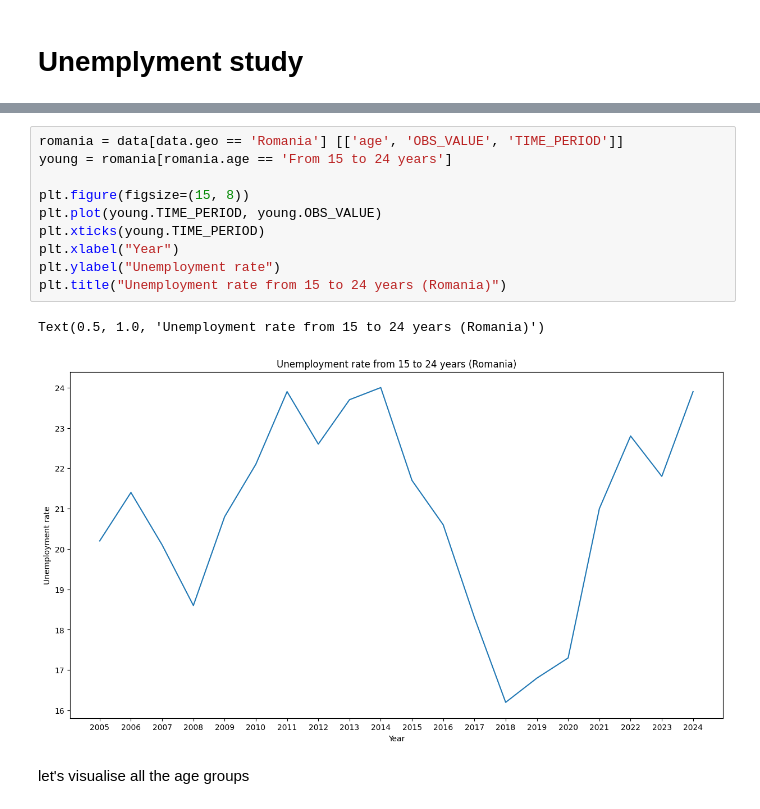
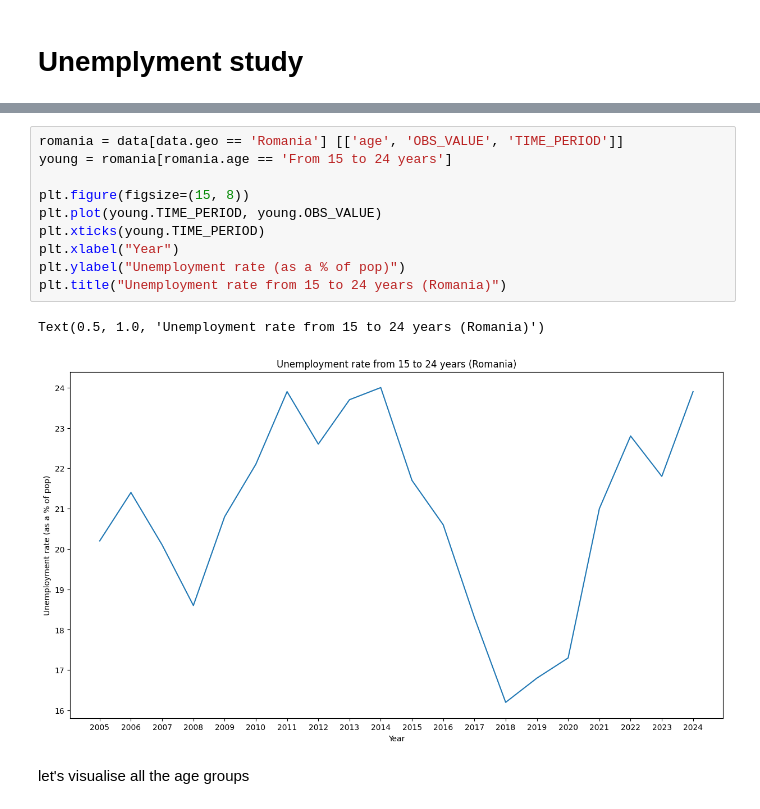
Before and after one commit to TudorMurariu/minimum-wage-study, a Jupyter notebook: unemployment/unemployment.ipynb, the cells around one changed output, grey strips where cells are left out. Cells and saved outputs as stored; diff of their text form.

```diff
--- a/unemployment/unemployment.ipynb
+++ b/unemployment/unemployment.ipynb
@@ -12,16 +12,16 @@ data.sample()
 # %%
 romania = data[data.geo == 'Romania'] [['age', 'OBS_VALUE', 'TIME_PERIOD']]
 young = romania[romania.age == 'From 15 to 24 years']
 
 plt.figure(figsize=(15, 8))
 plt.plot(young.TIME_PERIOD, young.OBS_VALUE)
 plt.xticks(young.TIME_PERIOD)
 plt.xlabel("Year")
-plt.ylabel("Unemployment rate")
+plt.ylabel("Unemployment rate (as a % of pop)")
 plt.title("Unemployment rate from 15 to 24 years (Romania)")
 # %% [output]
 Text(0.5, 1.0, 'Unemployment rate from 15 to 24 years (Romania)')
-[figure, old version]
+[figure, new version]
 # %% [markdown]
 let's visualise all the age groups
 # %%
```
Also changed, not shown: parts of 1 cell of this notebook, 2 other files.
